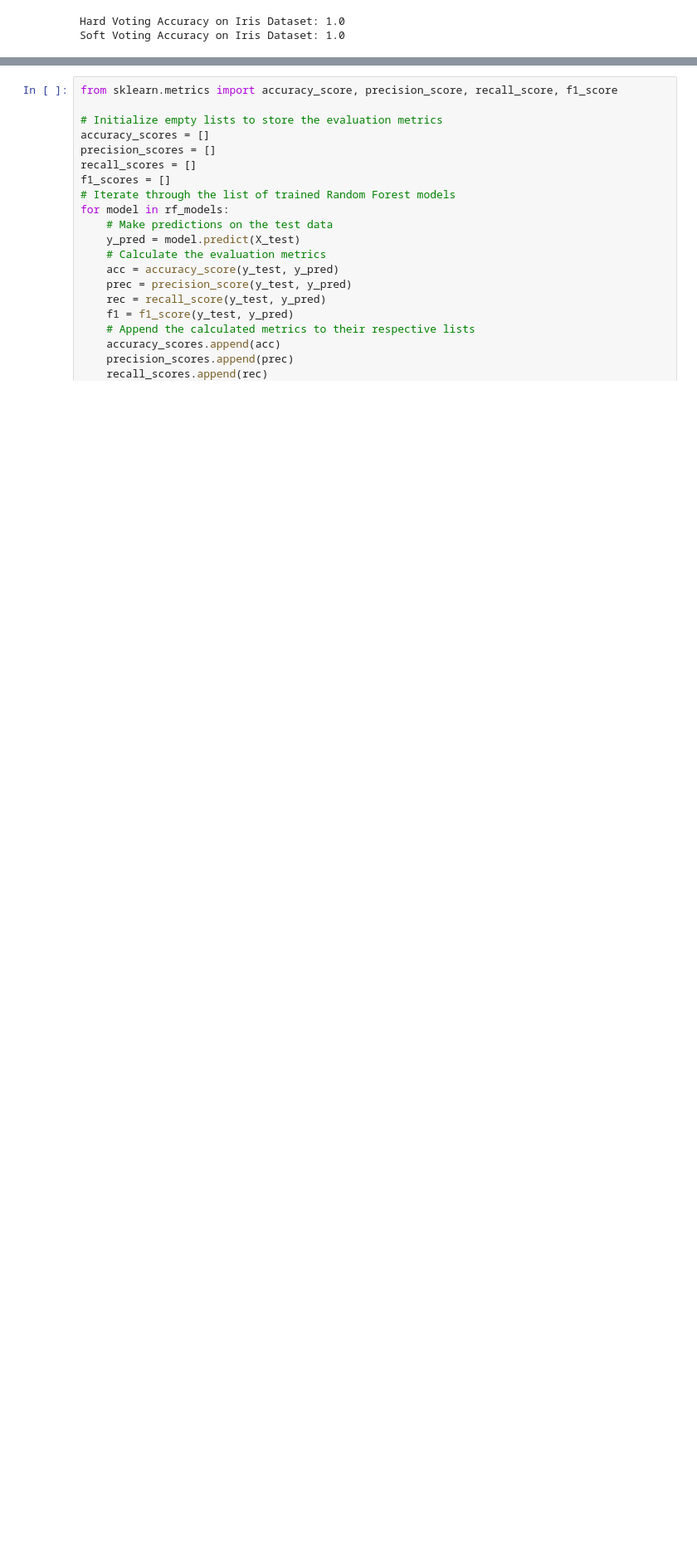
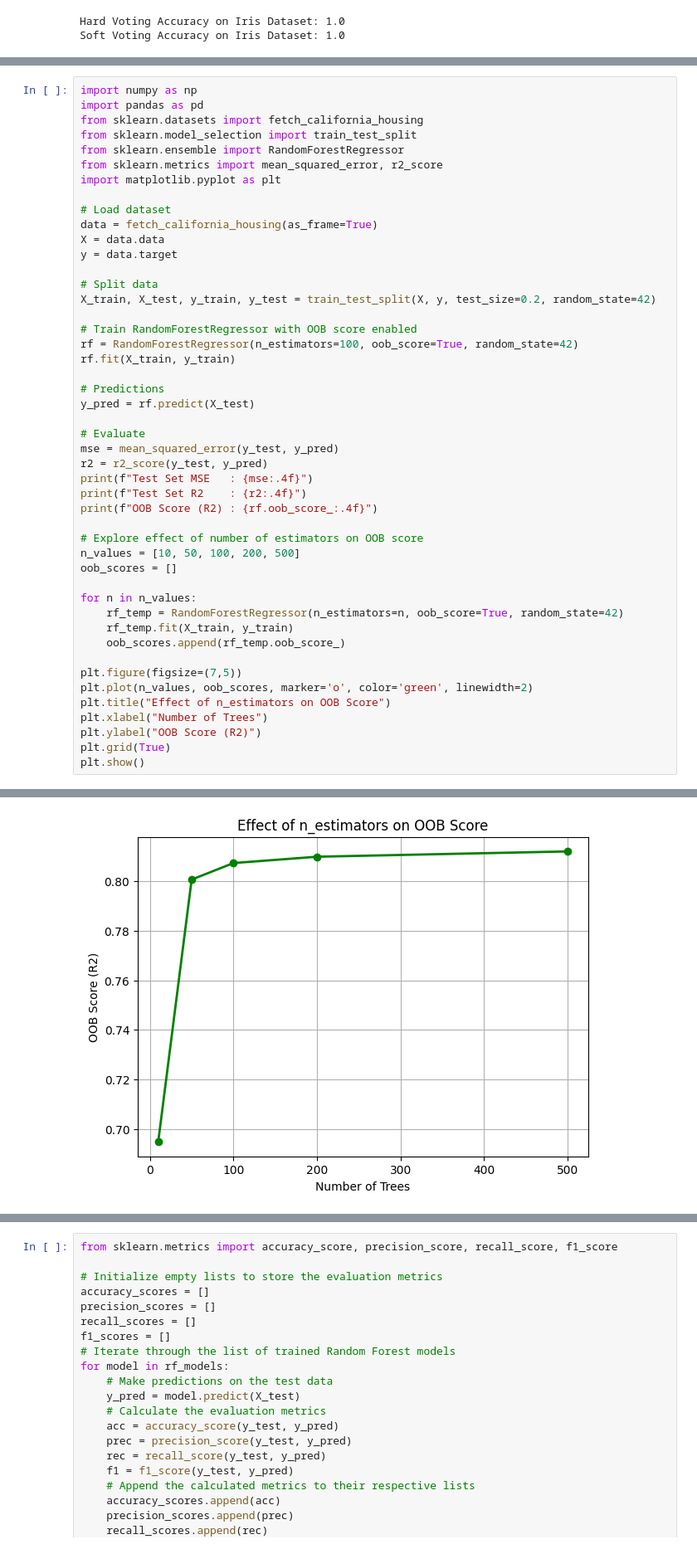
Before and after one commit to karthik-1311/Machine-Learning, a Jupyter notebook: MLlab.ipynb, the cells around one changed output, grey strips where cells are left out. Shown at 83% size. Saved outputs shown, nothing was run; the diff lists cells and outputs as text; blank space fills up the shorter version.

```diff
--- a/MLlab.ipynb
+++ b/MLlab.ipynb
@@ -2511,0 +2388,48 @@ Evaluate the performance of each trained Random Forest model using accuracy, pre
+# %%
+import numpy as np
+import pandas as pd
+from sklearn.datasets import fetch_california_housing
+from sklearn.model_selection import train_test_split
+from sklearn.ensemble import RandomForestRegressor
+from sklearn.metrics import mean_squared_error, r2_score
+import matplotlib.pyplot as plt
+
+# Load dataset
+data = fetch_california_housing(as_frame=True)
+X = data.data
+y = data.target
+
+# Split data
+X_train, X_test, y_train, y_test = train_test_split(X, y, test_size=0.2, random_state=42)
+
+# Train RandomForestRegressor with OOB score enabled
+rf = RandomForestRegressor(n_estimators=100, oob_score=True, random_state=42)
+rf.fit(X_train, y_train)
+
+# Predictions
+y_pred = rf.predict(X_test)
+
+# Evaluate
+mse = mean_squared_error(y_test, y_pred)
+r2 = r2_score(y_test, y_pred)
+print(f"Test Set MSE   : {mse:.4f}")
+print(f"Test Set R2    : {r2:.4f}")
+print(f"OOB Score (R2) : {rf.oob_score_:.4f}")
+
+# Explore effect of number of estimators on OOB score
+n_values = [10, 50, 100, 200, 500]
+oob_scores = []
+
+for n in n_values:
+    rf_temp = RandomForestRegressor(n_estimators=n, oob_score=True, random_state=42)
+    rf_temp.fit(X_train, y_train)
+    oob_scores.append(rf_temp.oob_score_)
+
+plt.figure(figsize=(7,5))
+plt.plot(n_values, oob_scores, marker='o', color='green', linewidth=2)
+plt.title("Effect of n_estimators on OOB Score")
+plt.xlabel("Number of Trees")
+plt.ylabel("OOB Score (R2)")
+plt.grid(True)
+plt.show()
+# %% [output]
@@ -2511,0 +2439 @@ Evaluate the performance of each trained Random Forest model using accuracy, pre
+[figure, added]
```
Also changed, not shown: parts of 35 cells of this notebook.
